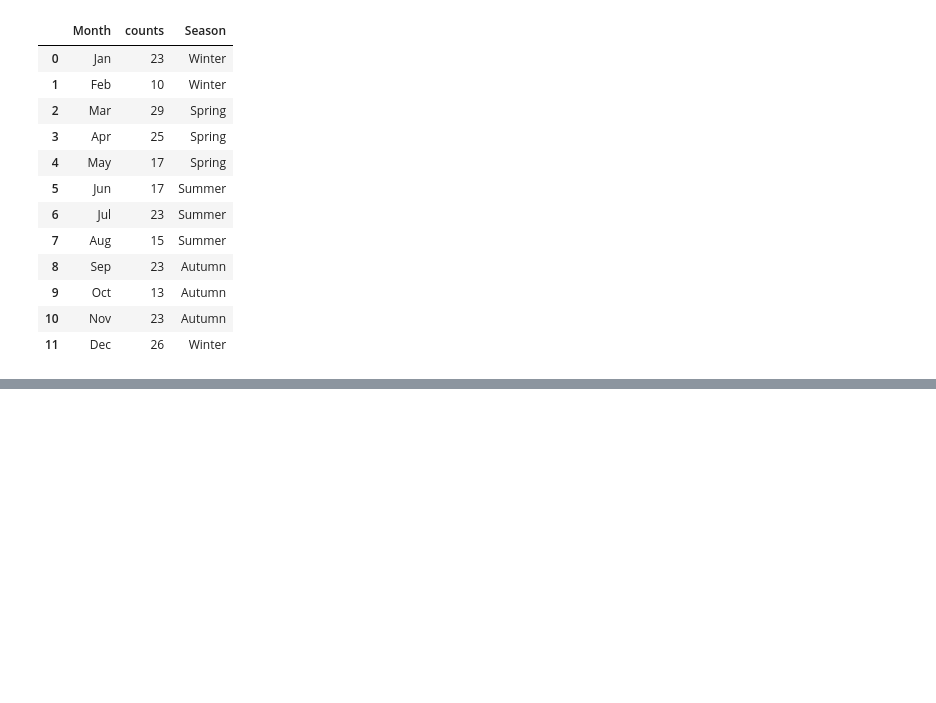
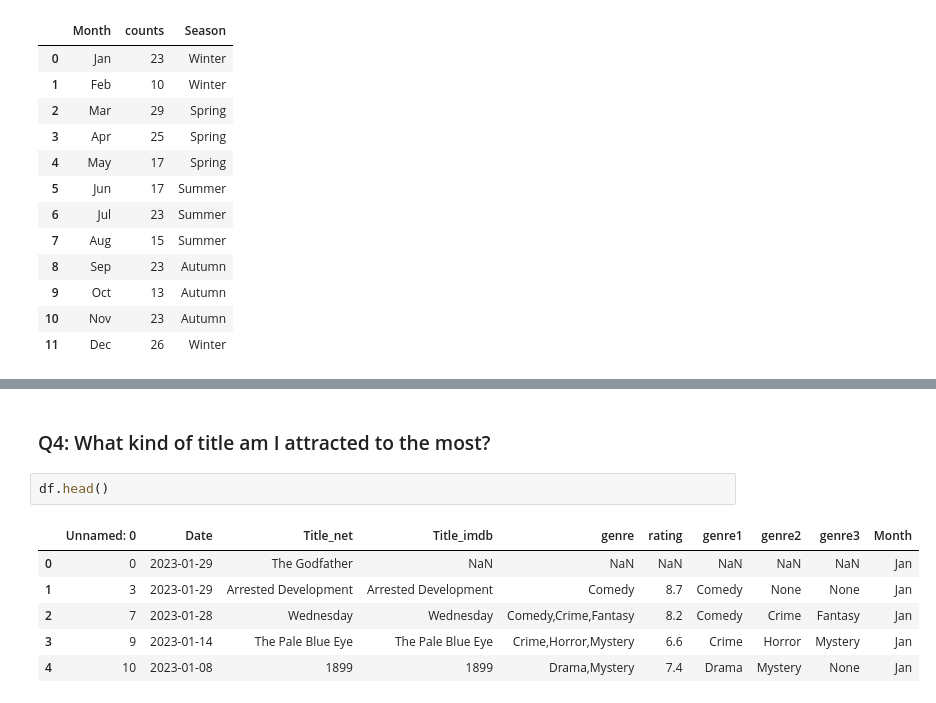
Before and after one commit to danidimarti/project2-movies-api, a Jupyter notebook: exploration-and-visualization.ipynb, the cells around one changed output, grey strips where cells are left out. Drawn from its saved outputs; the diff is of its cells as text; blank space fills up the shorter version.

```diff
--- a/exploration-and-visualization.ipynb
+++ b/exploration-and-visualization.ipynb
@@ -175,0 +193,11 @@ fig.show()
+# %% [markdown]
+### Q4: What kind of title am I attracted to the most?
+# %%
+df.head()
+# %% [output]
+|  | Unnamed: 0 | Date | Title_net | Title_imdb | genre | rating | genre1 | genre2 | genre3 | Month |
+| 0 | 0 | 2023-01-29 | The Godfather | NaN | NaN | NaN | NaN | NaN | NaN | Jan |
+| 1 | 3 | 2023-01-29 | Arrested Development | Arrested Development | Comedy | 8.7 | Comedy | None | None | Jan |
+| 2 | 7 | 2023-01-28 | Wednesday | Wednesday | Comedy,Crime,Fantasy | 8.2 | Comedy | Crime | Fantasy | Jan |
+| 3 | 9 | 2023-01-14 | The Pale Blue Eye | The Pale Blue Eye | Crime,Horror,Mystery | 6.6 | Crime | Horror | Mystery | Jan |
+| 4 | 10 | 2023-01-08 | 1899 | 1899 | Drama,Mystery | 7.4 | Drama | Mystery | None | Jan |
```
Also changed, not shown: parts of 12 cells of this notebook, 1 other file.
